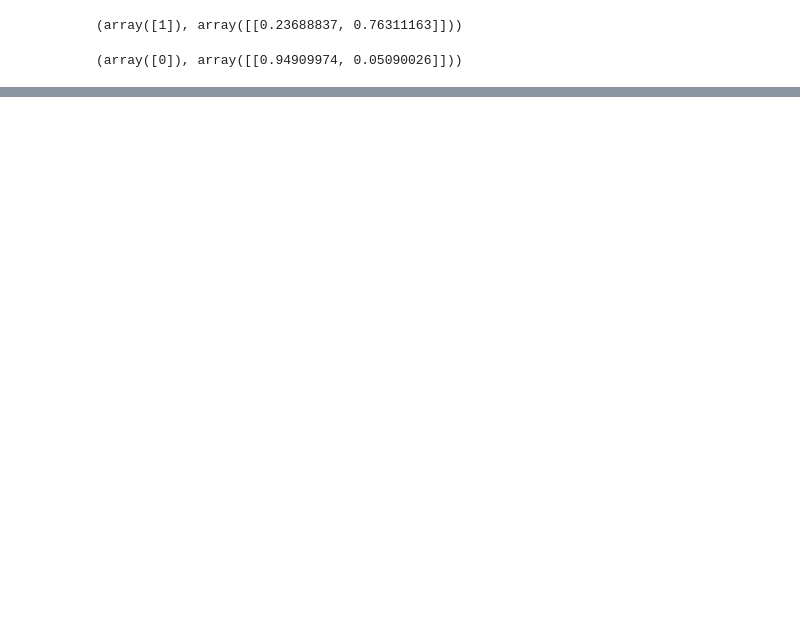
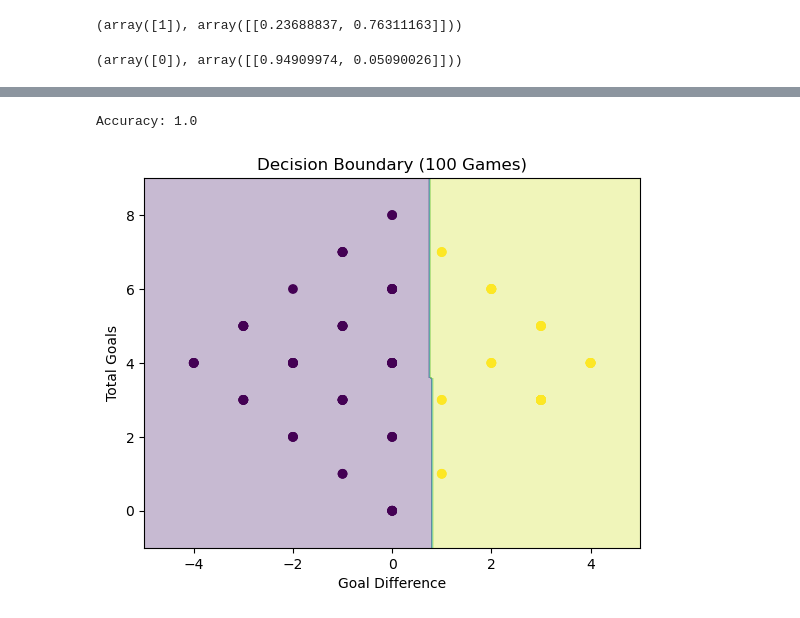
Before and after one commit to k1yuse/fotdata, a Jupyter notebook: FotData_01_Logistic_Model.ipynb, the cells around one changed output, grey strips where cells are left out. Drawn from its saved outputs; the diff is of its cells as text; code cells hidden in the pictures; blank space fills up the shorter version.

```diff
--- a/FotData_01_Logistic_Model.ipynb
+++ b/FotData_01_Logistic_Model.ipynb
@@ -136,0 +360,48 @@ model.predict(new_game), model.predict_proba(new_game)
+# %%
+X = df[["goal_diff", "total_goals"]]
+y = df["result"]
+
+X_train, X_test, y_train, y_test = train_test_split(
+    X, y, test_size=0.3, random_state=42
+)
+
+model = LogisticRegression()
+model.fit(X_train, y_train)
+
+y_pred = model.predict(X_test)
+
+print("Accuracy:", accuracy_score(y_test, y_pred))
+# %% [output]
+Accuracy: 1.0
+# %%
+# 결정경계 시각화
+
+x_min, x_max = X["goal_diff"].min() - 1, X["goal_diff"].max() + 1
+y_min, y_max = X["total_goals"].min() - 1, X["total_goals"].max() + 1
+
+xx, yy = np.meshgrid(
+    np.linspace(x_min, x_max, 200),
+    np.linspace(y_min, y_max, 200)
+)
+
+grid = pd.DataFrame(
+    np.c_[xx.ravel(), yy.ravel()],
+    columns=["goal_diff", "total_goals"]
+)
+Z = model.predict(grid)
+Z = Z.reshape(xx.shape)
+
+plt.contourf(xx, yy, Z, alpha=0.3)
+
+plt.scatter(
+    df["goal_diff"],
+    df["total_goals"],
+    c=df["result"]
+)
+
+plt.xlabel("Goal Difference")
+plt.ylabel("Total Goals")
+plt.title("Decision Boundary (100 Games)")
+plt.show()
+# %% [output]
+[figure, added]
```
Also changed, not shown: parts of 9 cells of this notebook.
